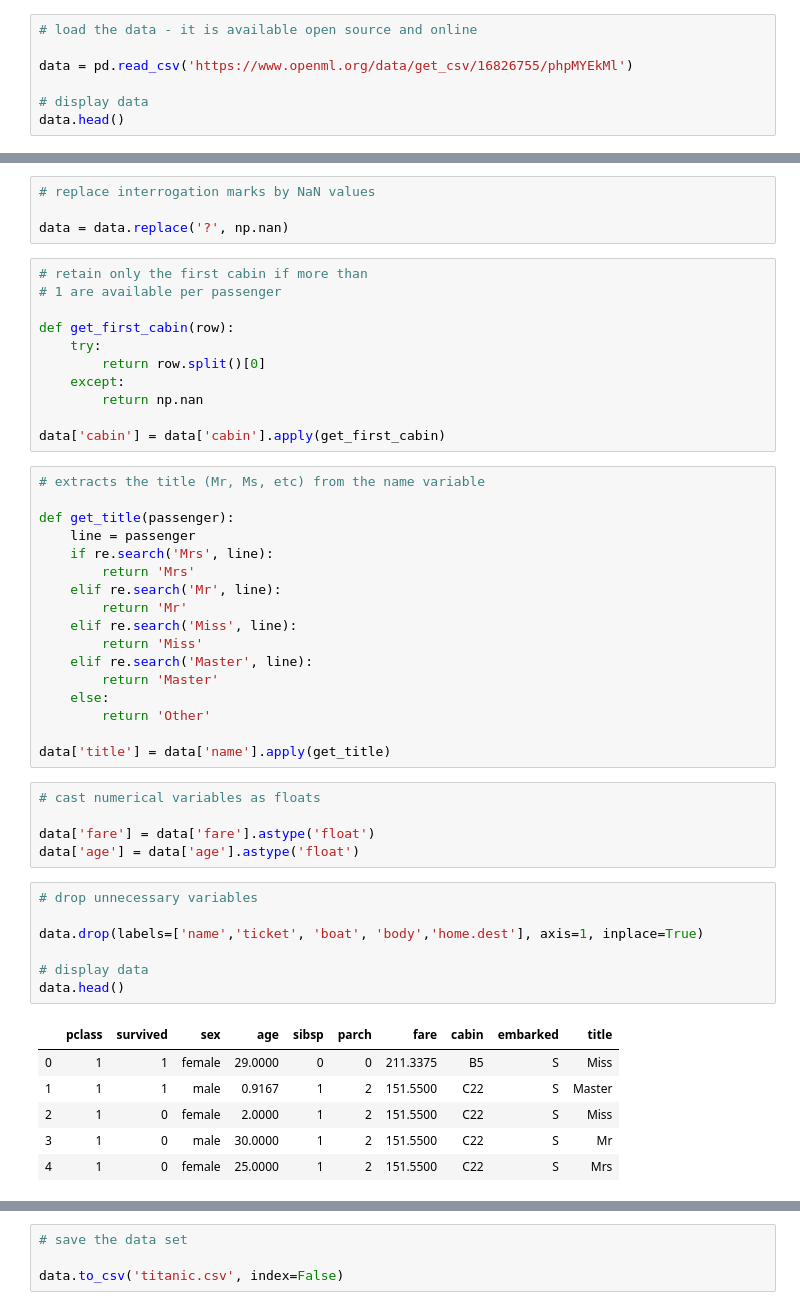
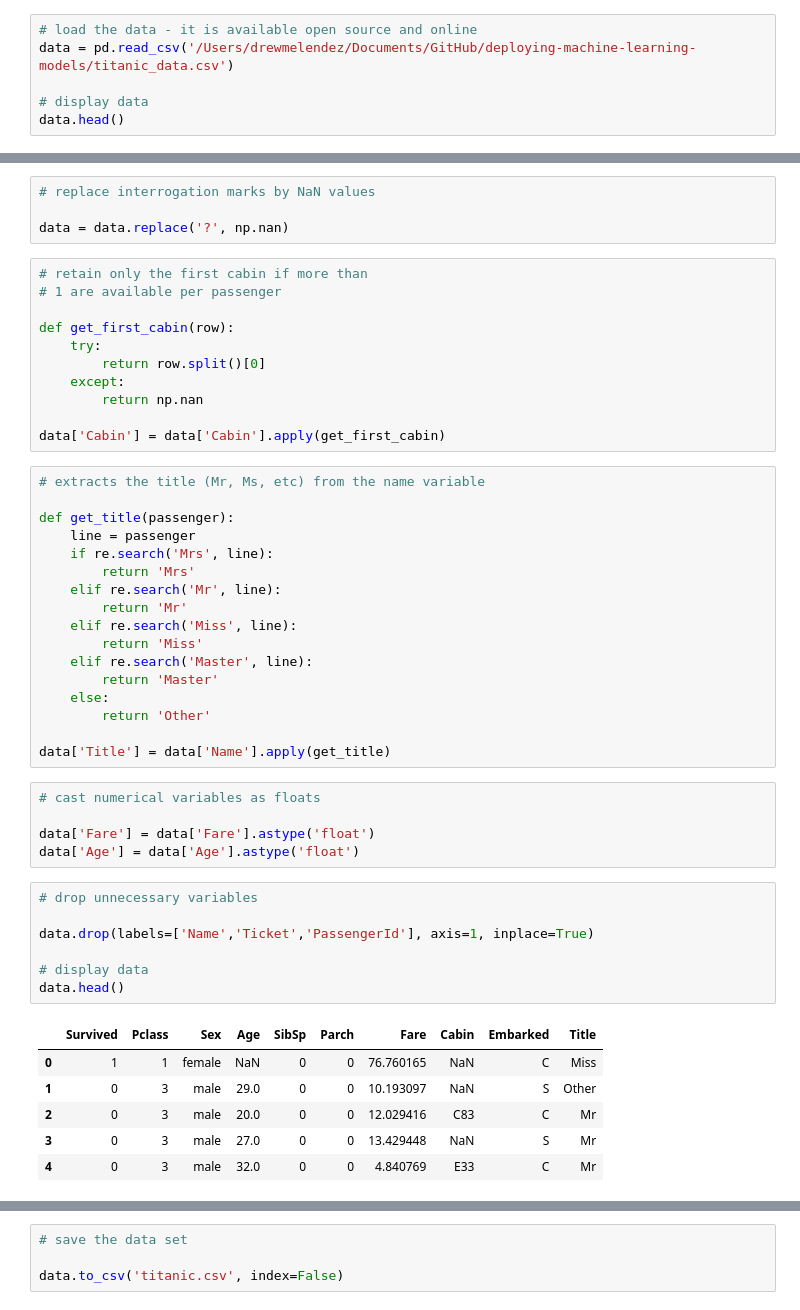
Before and after one commit to AndrewMelendez/deploying-machine-learning-models, a Jupyter notebook: section-04-research-and-development/titanic-assignment/01-predicting-survival-titanic-assignement.ipynb, the cells around one changed output, grey strips where cells are left out. Saved outputs shown, nothing was run; the diff lists cells and outputs as text.

```diff
--- a/section-04-research-and-development/titanic-assignment/01-predicting-survival-titanic-assignement.ipynb
+++ b/section-04-research-and-development/titanic-assignment/01-predicting-survival-titanic-assignement.ipynb
@@ -41,8 +42,7 @@ pd.pandas.set_option('display.max_rows', None)
 ## Prepare the data set
 # %%
 # load the data - it is available open source and online
-
-data = pd.read_csv('https://www.openml.org/data/get_csv/16826755/phpMYEkMl')
+data = pd.read_csv('/Users/drewmelendez/Documents/GitHub/deploying-machine-learning-models/titanic_data.csv')
 
 # display data
 data.head()
@@ -60,7 +67,7 @@ def get_first_cabin(row):
     except:
         return np.nan
 
-data['cabin'] = data['cabin'].apply(get_first_cabin)
+data['Cabin'] = data['Cabin'].apply(get_first_cabin)
 # %%
 # extracts the title (Mr, Ms, etc) from the name variable
 
@@ -77,23 +84,23 @@ def get_title(passenger):
     else:
         return 'Other'
 
-data['title'] = data['name'].apply(get_title)
+data['Title'] = data['Name'].apply(get_title)
 # %%
 # cast numerical variables as floats
 
-data['fare'] = data['fare'].astype('float')
-data['age'] = data['age'].astype('float')
+data['Fare'] = data['Fare'].astype('float')
+data['Age'] = data['Age'].astype('float')
 # %%
 # drop unnecessary variables
 
-data.drop(labels=['name','ticket', 'boat', 'body','home.dest'], axis=1, inplace=True)
+data.drop(labels=['Name','Ticket','PassengerId'], axis=1, inplace=True)
 
 # display data
 data.head()
 # %% [output]
-|  | pclass | survived | sex | age | sibsp | parch | fare | cabin | embarked | title |
-| 0 | 1 | 1 | female | 29.0000 | 0 | 0 | 211.3375 | B5 | S | Miss |
-| 1 | 1 | 1 | male | 0.9167 | 1 | 2 | 151.5500 | C22 | S | Master |
-| 2 | 1 | 0 | female | 2.0000 | 1 | 2 | 151.5500 | C22 | S | Miss |
-| 3 | 1 | 0 | male | 30.0000 | 1 | 2 | 151.5500 | C22 | S | Mr |
-| 4 | 1 | 0 | female | 25.0000 | 1 | 2 | 151.5500 | C22 | S | Mrs |
+|  | Survived | Pclass | Sex | Age | SibSp | Parch | Fare | Cabin | Embarked | Title |
+| 0 | 1 | 1 | female | NaN | 0 | 0 | 76.760165 | NaN | C | Miss |
+| 1 | 0 | 3 | male | 29.0 | 0 | 0 | 10.193097 | NaN | S | Other |
+| 2 | 0 | 3 | male | 20.0 | 0 | 0 | 12.029416 | C83 | C | Mr |
+| 3 | 0 | 3 | male | 27.0 | 0 | 0 | 13.429448 | NaN | S | Mr |
+| 4 | 0 | 3 | male | 32.0 | 0 | 0 | 4.840769 | E33 | C | Mr |
```
Also changed, not shown: parts of 27 cells of this notebook, 2 other files.
